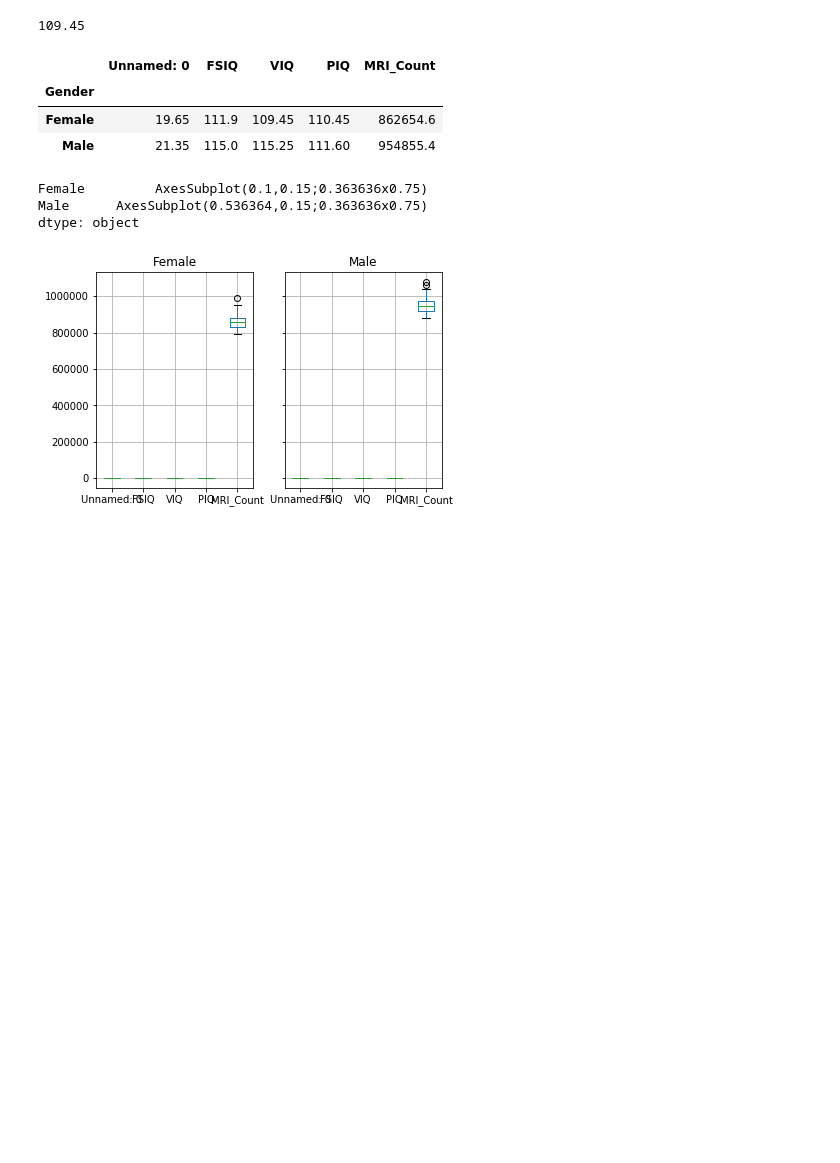
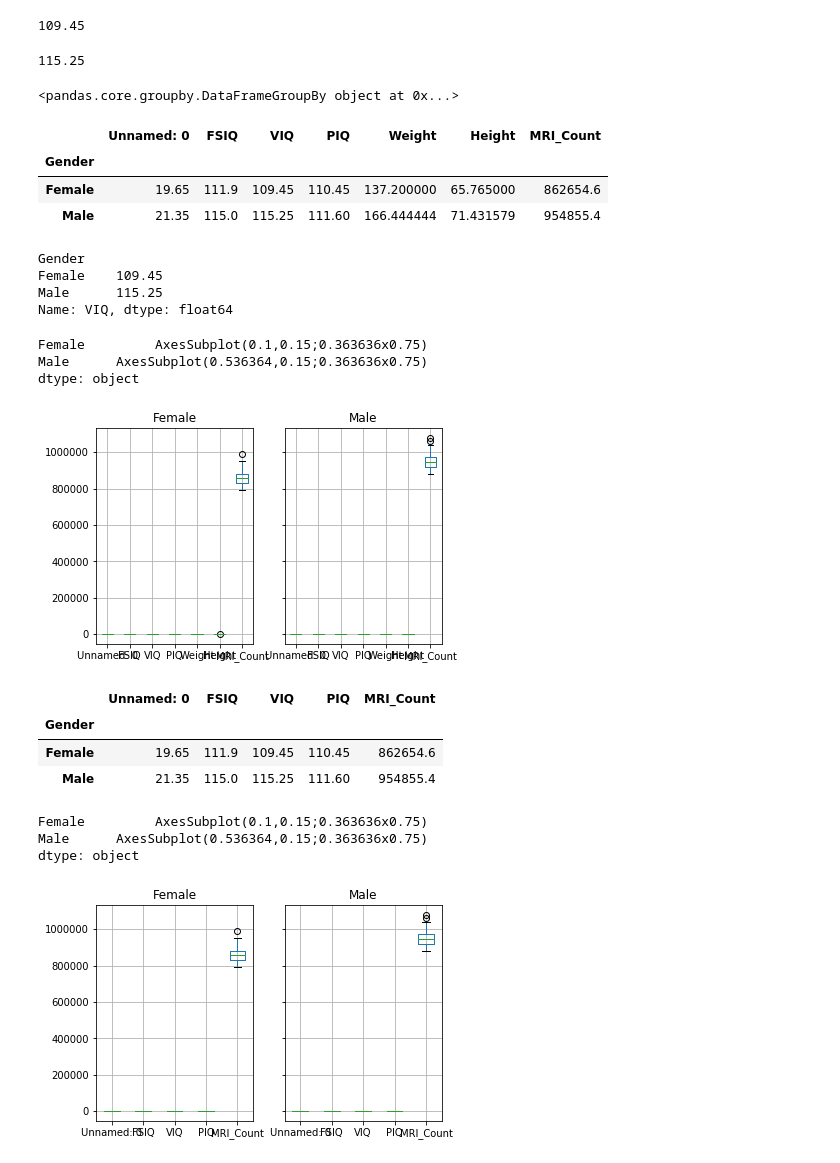
Before and after one commit to ania765426/DM86634, a Jupyter notebook: Brain- zad. domowe 22.03.ipynb, the cells around one changed output. Drawn from its saved outputs; the diff is of its cells as text; code cells hidden in the pictures; blank space fills up the shorter version.

```diff
--- a/Brain- zad. domowe 22.03.ipynb
+++ b/Brain- zad. domowe 22.03.ipynb
@@ -128,6 +166,37 @@ Name: Gender, dtype: object
 data[data['Gender'] == 'Female']['VIQ'].mean()
 # %% [output]
 109.45
+# %%
+data[data['Gender'] == 'Male']['VIQ'].mean()
+# %% [output]
+115.25
+# %%
+a=data.groupby('Gender')
+# %%
+a
+# %% [output]
+<pandas.core.groupby.DataFrameGroupBy object at 0x...>
+# %%
+a.mean()
+# %% [output]
+|  | Unnamed: 0 | FSIQ | VIQ | PIQ | Weight | Height | MRI_Count |
+| Gender |  |  |  |  |  |  |  |
+| Female | 19.65 | 111.9 | 109.45 | 110.45 | 137.200000 | 65.765000 | 862654.6 |
+| Male | 21.35 | 115.0 | 115.25 | 111.60 | 166.444444 | 71.431579 | 954855.4 |
+# %%
+a['VIQ'].mean()
+# %% [output]
+Gender
+Female    109.45
+Male      115.25
+Name: VIQ, dtype: float64
+# %%
+a.boxplot()
+# %% [output]
+Female         AxesSubplot(0.1,0.15;0.363636x0.75)
+Male      AxesSubplot(0.536364,0.15;0.363636x0.75)
+dtype: object
+[figure, added]
 # %%
 groupby_gender = data.groupby('Gender')
 # %%
```
Also changed, not shown: parts of 13 cells of this notebook, 3 other files.
